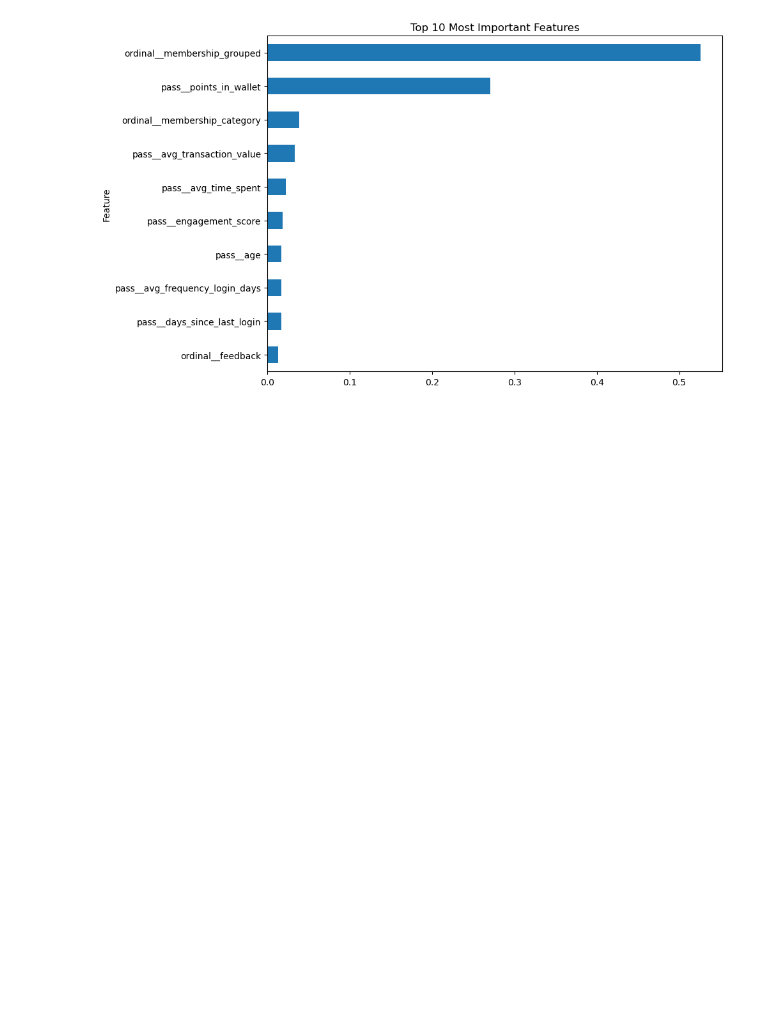
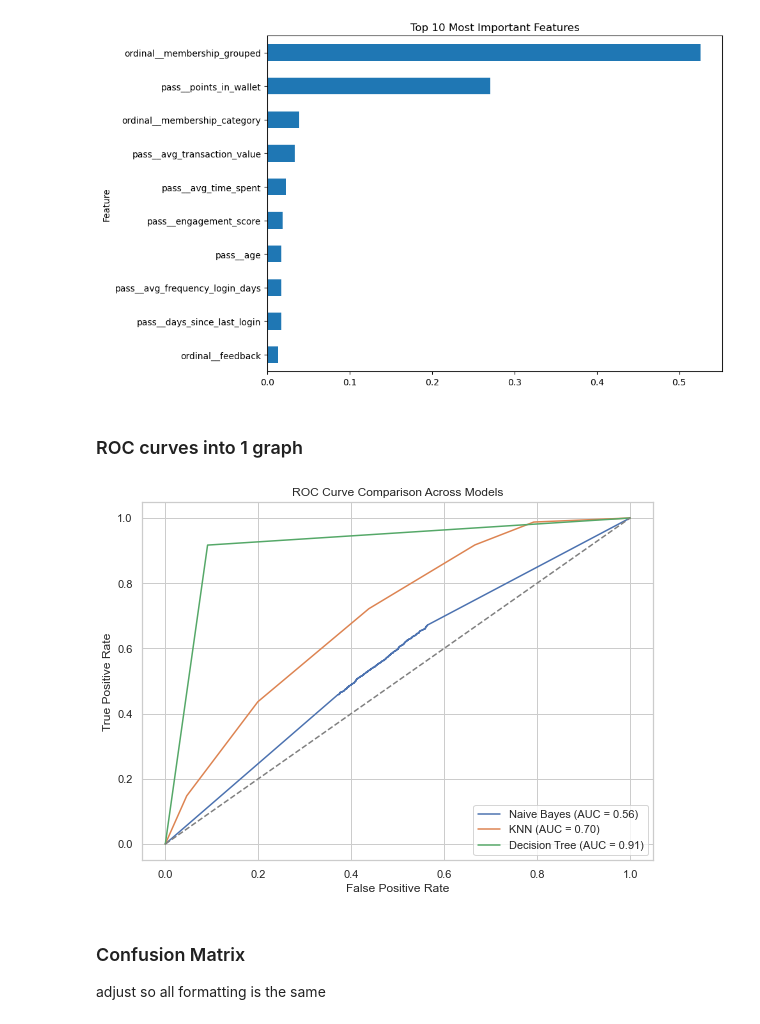
Before and after one commit to noliangeles/Capstone, a Jupyter notebook: Methodologies/methods.ipynb, the cells around one changed output. Drawn from its saved outputs; the diff is of its cells as text; code cells hidden in the pictures; blank space fills up the shorter version.

```diff
--- a/Methodologies/methods.ipynb
+++ b/Methodologies/methods.ipynb
@@ -505,3 +571,42 @@ plt.tight_layout()
 plt.show()
 # %% [output]
 [figure]
+# %% [markdown]
+### ROC curves into 1 graph
+# %%
+# predict probabilities
+nb_probs = nb_pipeline.predict_proba(X_test)[:, 1]
+knn_probs = knn_pipeline.predict_proba(X_test)[:, 1]
+tree_probs = tree_pipeline.predict_proba(X_test)[:, 1]
+
+# compute ROC curves and AUCs
+fpr_nb, tpr_nb, _ = roc_curve(y_test_enc, nb_probs)
+auc_nb = roc_auc_score(y_test_enc, nb_probs)
+
+fpr_knn, tpr_knn, _ = roc_curve(y_test_enc, knn_probs)
+auc_knn = roc_auc_score(y_test_enc, knn_probs)
+
+fpr_tree, tpr_tree, _ = roc_curve(y_test_enc, tree_probs)
+auc_tree = roc_auc_score(y_test_enc, tree_probs)
+# %%
+# Plot combined ROC curve
+sns.set(style="whitegrid")
+plt.figure(figsize=(8, 6))
+
+plt.plot(fpr_nb, tpr_nb, label=f'Naive Bayes (AUC = {auc_nb:.2f})')
+plt.plot(fpr_knn, tpr_knn, label=f'KNN (AUC = {auc_knn:.2f})')
+plt.plot(fpr_tree, tpr_tree, label=f'Decision Tree (AUC = {auc_tree:.2f})')
+
+plt.plot([0, 1], [0, 1], linestyle='--', color='gray')
+plt.xlabel('False Positive Rate')
+plt.ylabel('True Positive Rate')
+plt.title('ROC Curve Comparison Across Models')
+plt.legend(loc='lower right')
+plt.grid(True)
+plt.tight_layout()
+plt.show()
+# %% [output]
+[figure, added]
+# %% [markdown]
+### Confusion Matrix
+adjust so all formatting is the same
```
Also changed, not shown: parts of 15 cells of this notebook.
